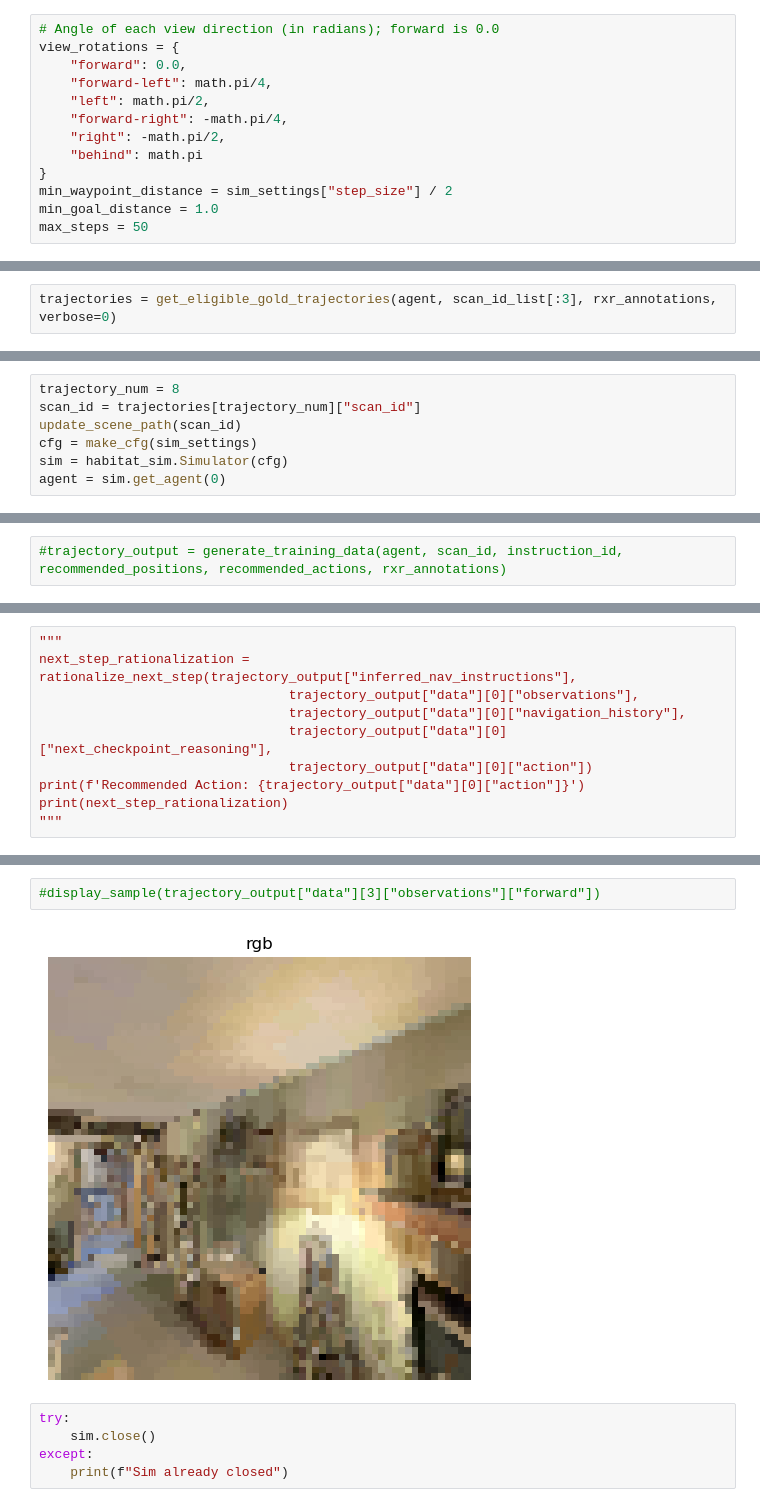
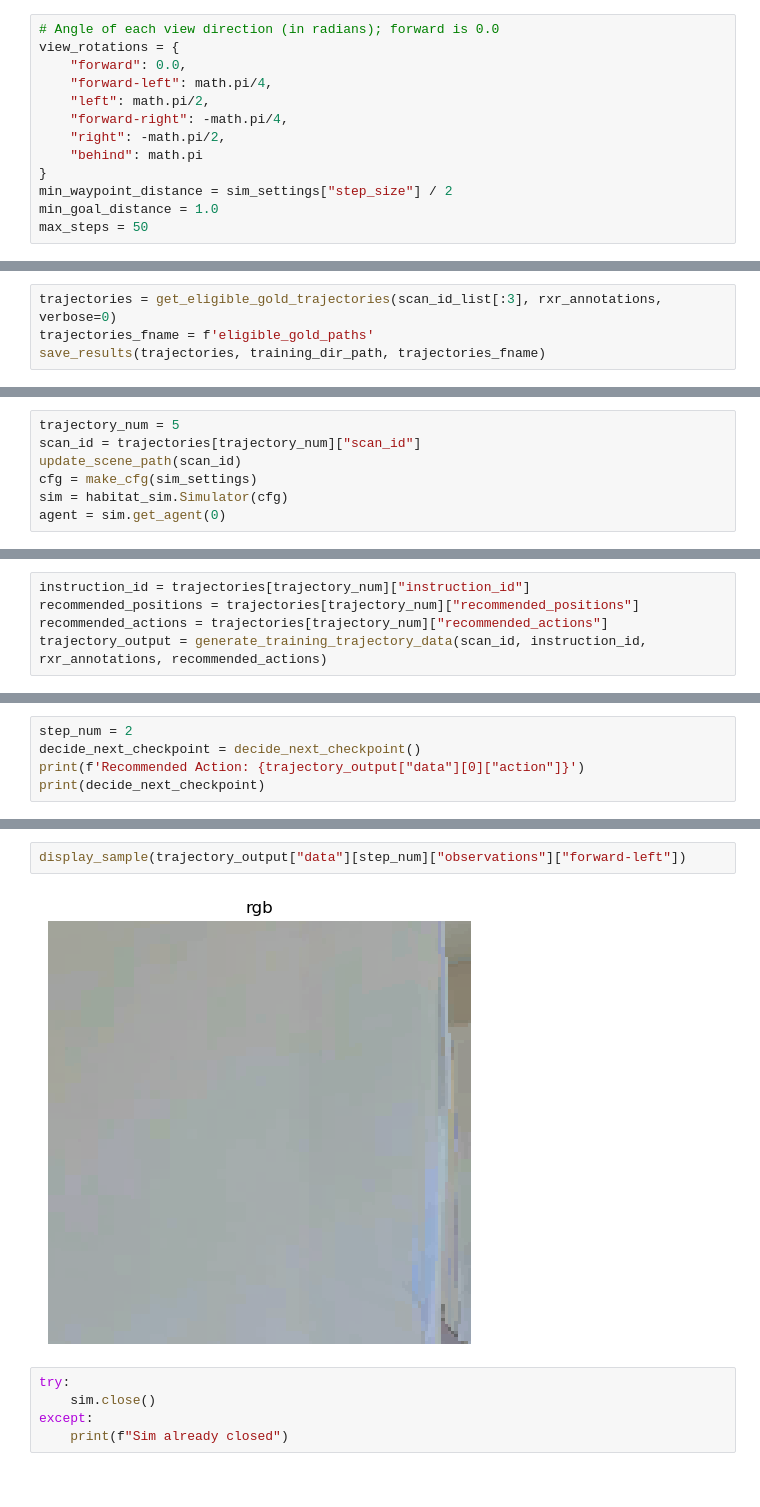
Before and after one commit to wsychiu/OCOM5300M_ResearchProject, a Jupyter notebook: data_exploration/exploring_scenes.ipynb, the cells around one changed output, grey strips where cells are left out. Drawn from its saved outputs; the diff is of its cells as text.

Commit message:
Added ability to save gold paths. Tweaked prompts for generating training data. Next step is to solve for Navigation Checkpoint hallucination as much as possible.

```diff
--- a/data_exploration/exploring_scenes.ipynb
+++ b/data_exploration/exploring_scenes.ipynb
@@ -1648,6 +1692,8 @@ def get_eligible_gold_trajectories(agent, scan_id_list, rxr_annotations, verbose
 
     return outputs
 # %%
-trajectories = get_eligible_gold_trajectories(agent, scan_id_list[:3], rxr_annotations, verbose=0)
+trajectories = get_eligible_gold_trajectories(scan_id_list[:3], rxr_annotations, verbose=0)
+trajectories_fname = f'eligible_gold_paths'
+save_results(trajectories, training_dir_path, trajectories_fname)
 # %% [output]
 scan_id: SN83YJsR3w2
@@ -1707,5 +1779,5 @@ instruction_id 706 rejected? True
 # %%
-trajectory_num = 8
+trajectory_num = 5
 scan_id = trajectories[trajectory_num]["scan_id"]
 update_scene_path(scan_id)
 cfg = make_cfg(sim_settings)
@@ -1897,5 +2077,8 @@ Unrecognized keys in `rope_scaling` for 'rope_type'='default': {'mrope_section'}
 You are attempting to use Flash Attention 2.0 without specifying a torch dtype. This might lead to unexpected behaviour
 `Qwen2VLRotaryEmbedding` can now be fully parameterized by passing the model config through the `config` argument. All other arguments will be removed in v4.46
 # %%
-#trajectory_output = generate_training_data(agent, scan_id, instruction_id, recommended_positions, recommended_actions, rxr_annotations)
+instruction_id = trajectories[trajectory_num]["instruction_id"]
+recommended_positions = trajectories[trajectory_num]["recommended_positions"]
+recommended_actions = trajectories[trajectory_num]["recommended_actions"]
+trajectory_output = generate_training_trajectory_data(scan_id, instruction_id, rxr_annotations, recommended_actions)
 # %% [output]
@@ -1948,11 +2190,6 @@ Navigation Checkpoint to move toward: Checkpoint 1
 # %%
-"""
-next_step_rationalization = rationalize_next_step(trajectory_output["inferred_nav_instructions"],
-                                trajectory_output["data"][0]["observations"],
-                                trajectory_output["data"][0]["navigation_history"],
-                                trajectory_output["data"][0]["next_checkpoint_reasoning"],
-                                trajectory_output["data"][0]["action"])
+step_num = 2
+decide_next_checkpoint = decide_next_checkpoint()
 print(f'Recommended Action: {trajectory_output["data"][0]["action"]}')
-print(next_step_rationalization)
-"""
+print(decide_next_checkpoint)
 # %% [output]
@@ -1973,7 +2197,7 @@ Navigation Checkpoint 1 instructions are to: Walk straight through the open door
 # %%
-#display_sample(trajectory_output["data"][3]["observations"]["forward"])
+display_sample(trajectory_output["data"][step_num]["observations"]["forward-left"])
 # %% [output]
-[figure, old version]
+[figure, new version]
 # %%
 try:
     sim.close()
```
Also changed, not shown: parts of 28 cells of this notebook.
